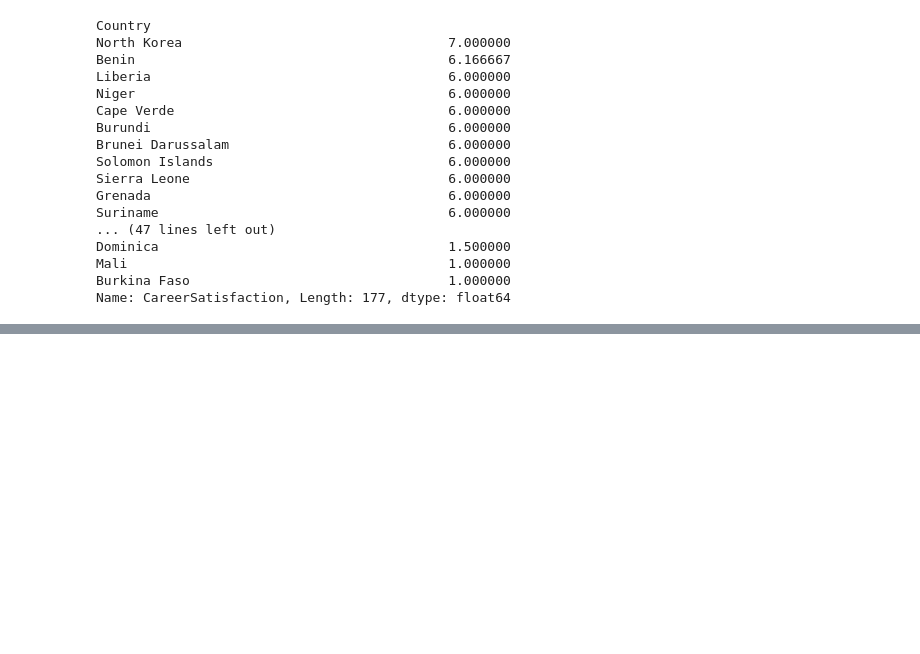
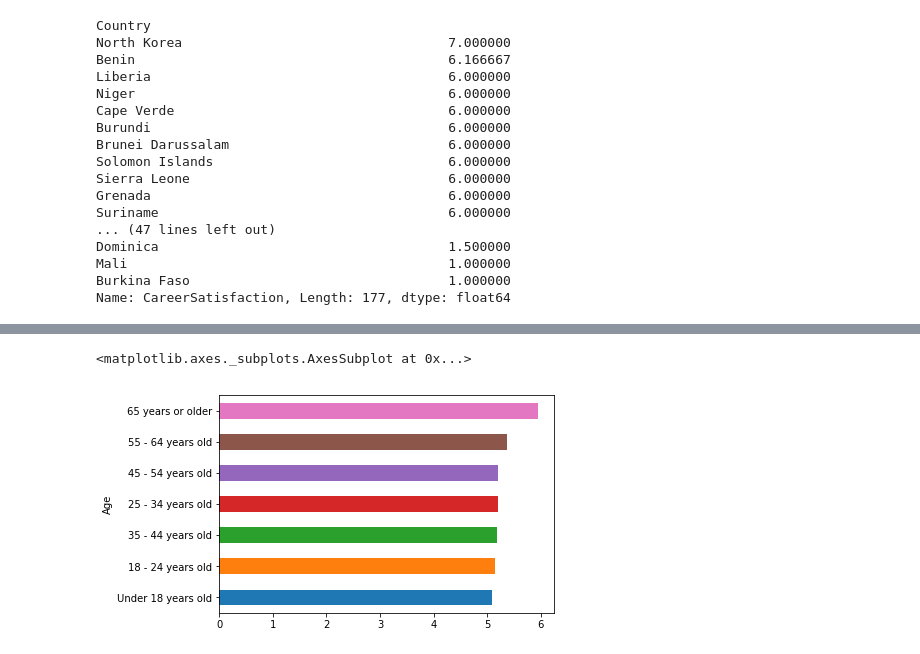
Before and after one commit to iliakplv/overflow, a Jupyter notebook: analysis.ipynb, the cells around one changed output, grey strips where cells are left out. Saved outputs shown, nothing was run; the diff lists cells and outputs as text; code cells hidden in the pictures; blank space fills up the shorter version.

```diff
--- a/analysis.ipynb
+++ b/analysis.ipynb
@@ -234,0 +249,14 @@ Name: CareerSatisfaction, Length: 177, dtype: float64
+# %%
+# Career satisfaction by age
+df[['Age', 'CareerSatisfaction']].dropna() \
+.replace('Extremely dissatisfied', 1) \
+.replace('Moderately dissatisfied', 2) \
+.replace('Slightly dissatisfied', 3) \
+.replace('Neither satisfied nor dissatisfied', 4) \
+.replace('Slightly satisfied', 5) \
+.replace('Moderately satisfied', 6) \
+.replace('Extremely satisfied', 7) \
+.groupby(['Age'])['CareerSatisfaction'].mean().sort_values(ascending=True).plot(kind='barh')
+# %% [output]
+<matplotlib.axes._subplots.AxesSubplot at 0x...>
+[figure, added]
```
Also changed, not shown: parts of 5 cells of this notebook.
